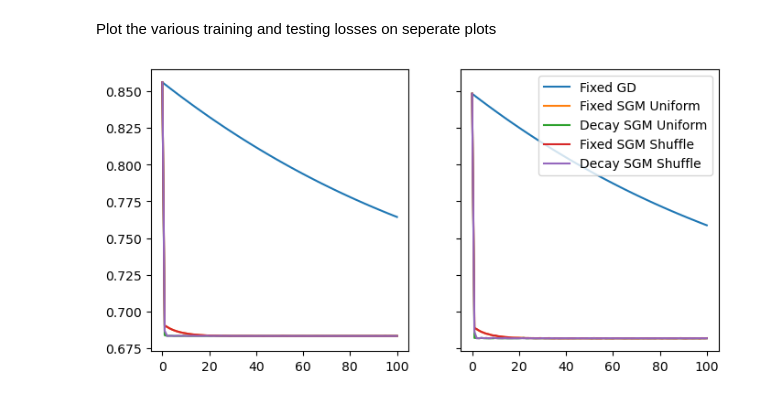
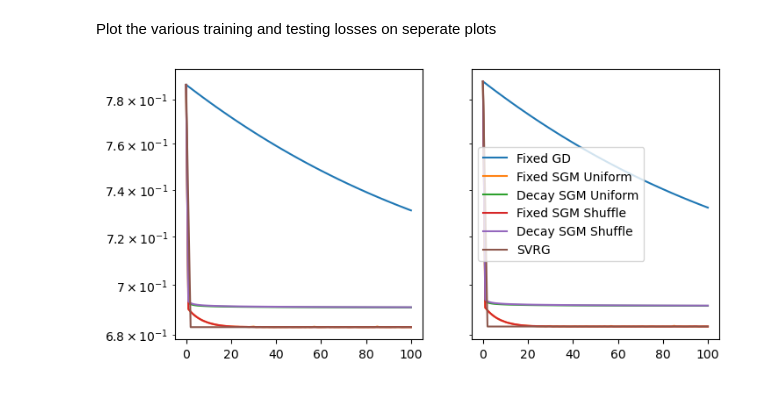
Before and after one commit to JoeLavond/STOR712, a Jupyter notebook: HW4_solution.ipynb, the cells around one changed output. Saved outputs shown, nothing was run; the diff lists cells and outputs as text; code cells hidden in the pictures.

Commit message:
visual complete for hw4

```diff
--- a/HW4_solution.ipynb
+++ b/HW4_solution.ipynb
@@ -156,6 +156,7 @@ def stochastic_gradient_uniformly_at_random(
     gradient_computations = 0
     gradient_computations_all = [gradient_computations]
 
+    T = 0
     N = A_train.shape[0]
     total_batches = N // batch_size
     print(f'Observations: {N}, Batch Size: {batch_size}, Total Batches: {total_batches}')
@@ -171,10 +172,6 @@ def stochastic_gradient_uniformly_at_random(
     # run until maximum iterations are reached
     for epoch_number in range(total_epochs):
         epoch_start = time.time()
-
-        # update learning rate
-        if decay:
-            alpha = alpha_bar / (epoch_number + 1)
 
         for batch_number in range(total_batches):
 
@@ -193,7 +190,12 @@ def stochastic_gradient_uniformly_at_random(
             gradient_computations = gradient_computations + 1
 
             # perform gradient step
+            # update learning rate
+            if decay:
+                alpha = alpha_bar / (T + 1)
+
             x = x - alpha * gradient
+            T += 1
 
 
         # update training and test losses at batch end
@@ -231,6 +233,7 @@ def stochastic_gradient_random_reshuffle(
     gradient_computations = 0
     gradient_computations_all = [gradient_computations]
 
+    T = 0
     N = A_train.shape[0]
     total_batches = N // batch_size
     print(f'Observations: {N}, Batch Size: {batch_size}, Total Batches: {total_batches}')
@@ -253,10 +256,6 @@ def stochastic_gradient_random_reshuffle(
         A_train = A_train[epoch_permutation, :]
         y_train = y_train[epoch_permutation]
 
-        # update learning rate
-        if decay:
-            alpha = alpha_bar / (epoch_number + 1)
-
         for batch_number in range(total_batches):
 
             # identify the chunk of the permutation to use for this batch
@@ -272,9 +271,13 @@ def stochastic_gradient_random_reshuffle(
             )
             gradient_computations = gradient_computations + 1
 
+            # update learning rate
+            if decay:
+                alpha = alpha_bar / (T + 1)
+
             # perform gradient step
             x = x - alpha * gradient
-
+            T += 1
 
         # update training and test losses at batch end
         training_loss = fun(x, 'value', A_train, y_train)
@@ -441,5 +444,5 @@ SGM Uniform - Epoch 100, Time 0.1, Training Loss: 0.6834
 # %%
-alpha = 0.25
+alpha = 0.5
 _, uniformly_at_random_decay_training_losses, uniformly_at_random_decay_testing_losses = stochastic_gradient_uniformly_at_random(
     lambda x, y, A, b: logistic_regression_model(x, y, A, b, mu),
     A_train, A_test, y_train, y_test,
@@ -540,20 +543,20 @@ Plot the various training and testing losses on seperate plots
 # %%
 import matplotlib.pyplot as plt
 fig, axarr = plt.subplots(ncols=2, sharey=True, figsize=(8, 4))
 
 # plot training losses
 plt.sca(axarr[0])
 for method_training_losses in methods_training_losses:
     plt.plot(np.arange(len(method_training_losses)), method_training_losses)
-#plt.plot(2 * np.arange(len(variance_reduced_training_losses)), variance_reduced_training_losses)
+plt.plot(2 * np.arange(len(variance_reduced_training_losses)), variance_reduced_training_losses)
 
 # plot testing losses
 plt.sca(axarr[1])
 for method_testing_losses in methods_testing_losses:
     plt.plot(np.arange(len(method_testing_losses)), method_testing_losses)
-#plt.semilogy(2 * np.arange(len(variance_reduced_testing_losses)), variance_reduced_testing_losses)
+plt.semilogy(2 * np.arange(len(variance_reduced_testing_losses)), variance_reduced_testing_losses)
 
-plt.legend(methods)
+plt.legend(methods + ['SVRG'])
 plt.show()
 # %% [output]
-[figure, old version]
+[figure, new version]
```
Also changed, not shown: parts of 7 cells of this notebook.
